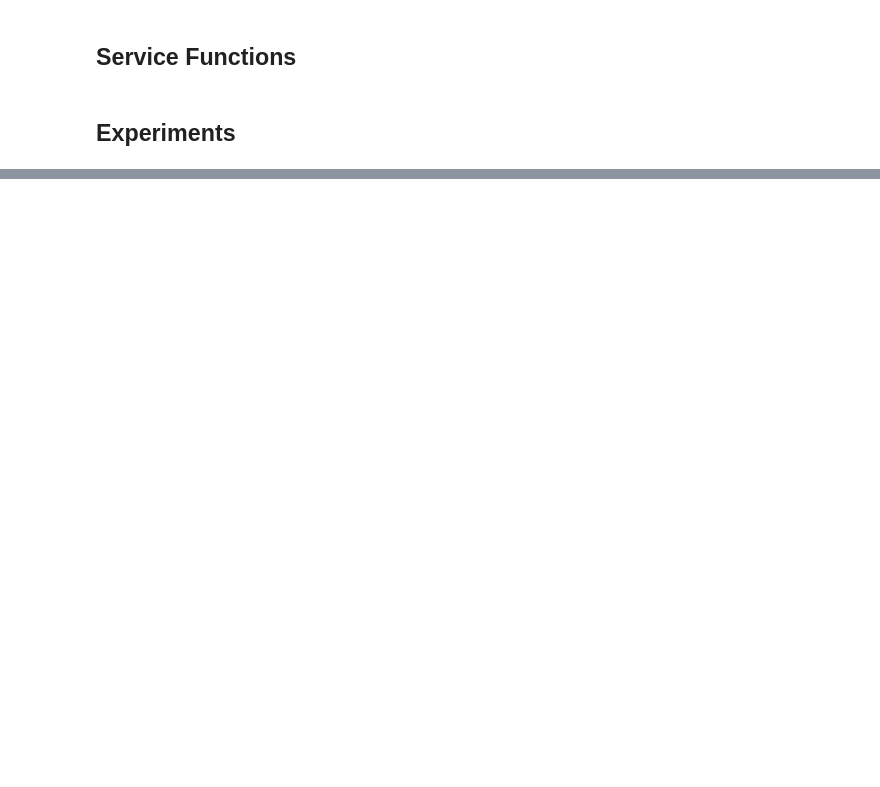
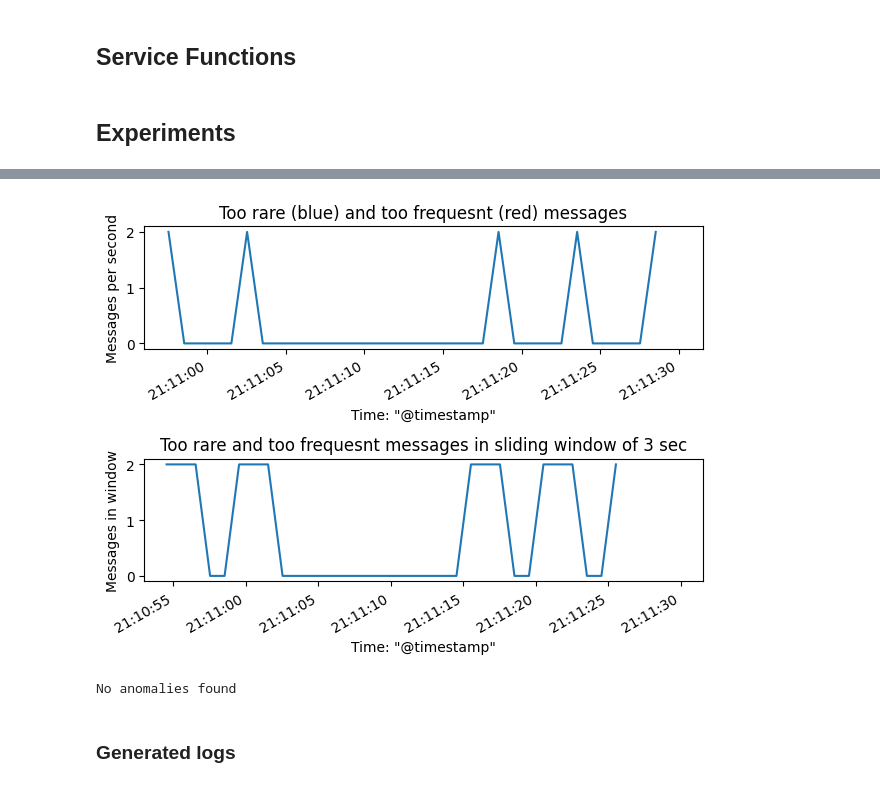
Before and after one commit to smartdeltanetrd/smartdelta-ml-research, a Jupyter notebook: usecase_c_anomaly_detection.ipynb, the cells around one changed output, grey strips where cells are left out. Drawn from its saved outputs; the diff is of its cells as text; code cells hidden in the pictures; blank space fills up the shorter version.

```diff
--- a/usecase_c_anomaly_detection.ipynb
+++ b/usecase_c_anomaly_detection.ipynb
@@ -111,0 +209,7 @@ if len(too_freq_list) > 0:
+# %%
+report_anomalies(logs_dict, '@timestamp', WIN_SIZE_SEC)
+# %% [output]
+[figure, added]
+No anomalies found
+# %% [markdown]
+### Generated logs
```
Also changed, not shown: parts of 13 cells of this notebook.
